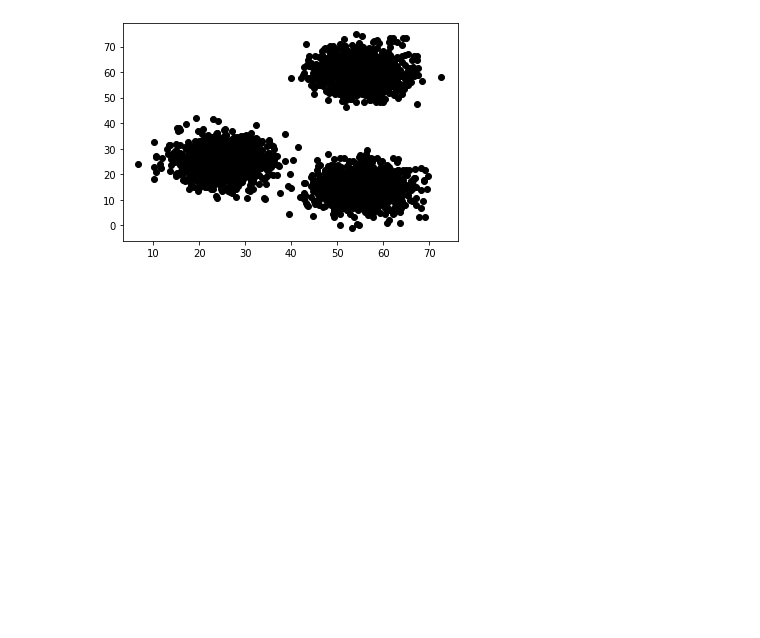
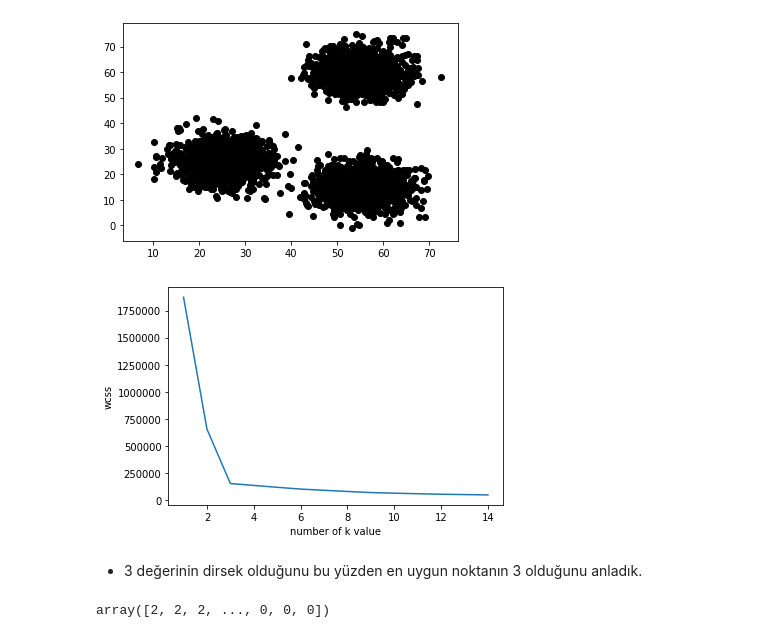
Before and after one commit to Furkan-Gulsen/veri_bilimi_ve_makine_ogrenmesi, a Jupyter notebook: Makine Öğrenmesi - Doğrusal Regresyon/K-means Clustering.ipynb, the cells around one changed output. Saved outputs shown, nothing was run; the diff lists cells and outputs as text; code cells hidden in the pictures; blank space fills up the shorter version.

```diff
--- a/Makine Öğrenmesi - Doğrusal Regresyon/K-means Clustering.ipynb
+++ b/Makine Öğrenmesi - Doğrusal Regresyon/K-means Clustering.ipynb
@@ -89,3 +89,28 @@ plt.scatter(x3,y3,color="black")
 plt.show()
 # %% [output]
 [figure]
+# %%
+from sklearn.cluster import KMeans
+wcss = []
+
+# uygun k değerini bulmak, genelde dirsek yapan en uygunudur
+for k in range(1,15):
+    kmeans = KMeans(n_clusters=k)
+    kmeans.fit(data)
+    wcss.append(kmeans.inertia_)
+
+plt.plot(range(1,15),wcss)
+plt.xlabel("number of k value")
+plt.ylabel("wcss")
+plt.show()
+# %% [output]
+[figure, added]
+# %% [markdown]
+* 3 değerinin dirsek olduğunu bu yüzden en uygun noktanın 3 olduğunu anladık.
+# %%
+# k=3 için modelim:
+kmeas2 = KMeans(n_clusters=3)
+clusters = kmeas2.fit_predict(data) # hem fit et, hem datayı üzerinde uygula
+clusters # kümeledi
+# %% [output]
+array([2, 2, 2, ..., 0, 0, 0])
```
Also changed, not shown: parts of 3 cells of this notebook.
